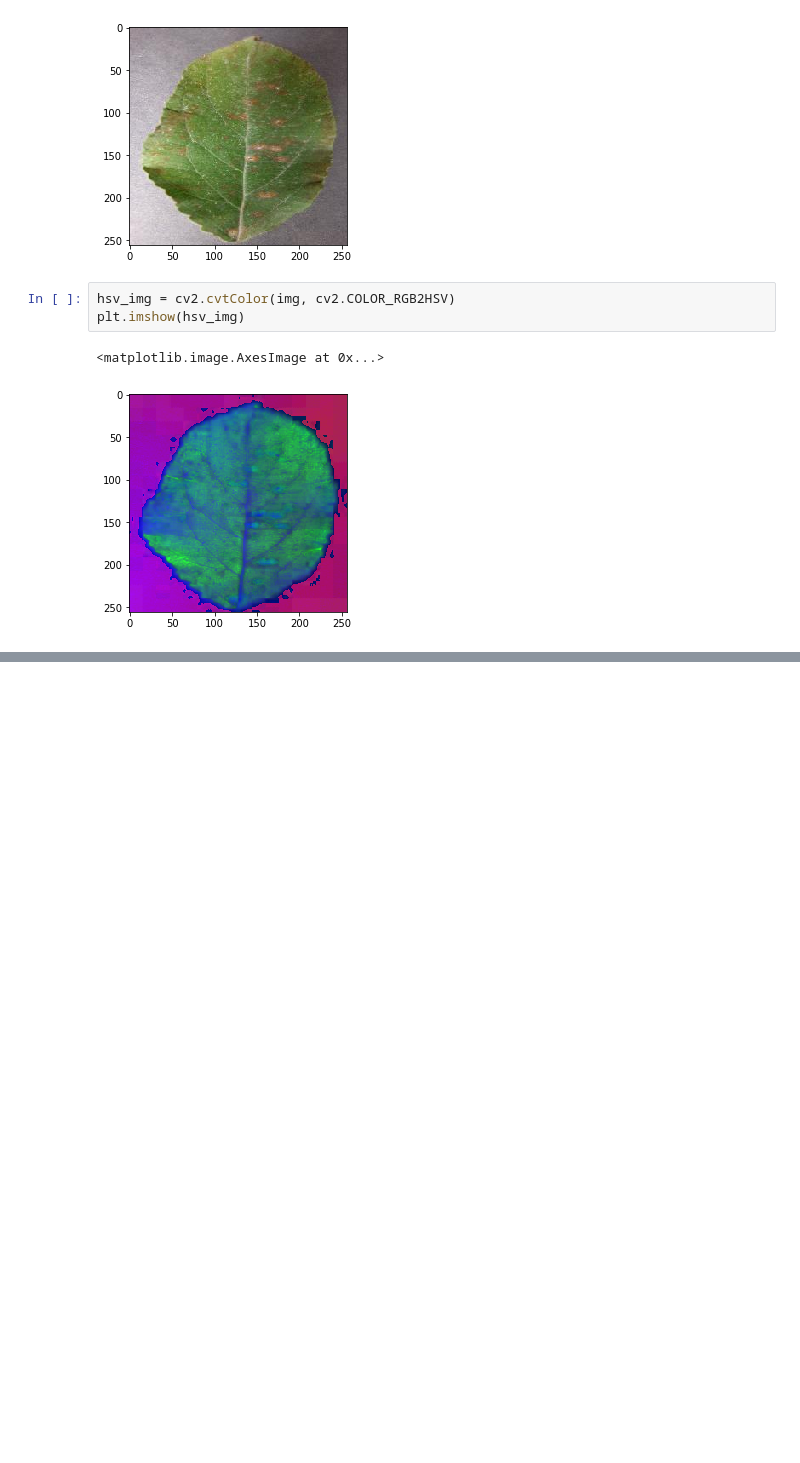
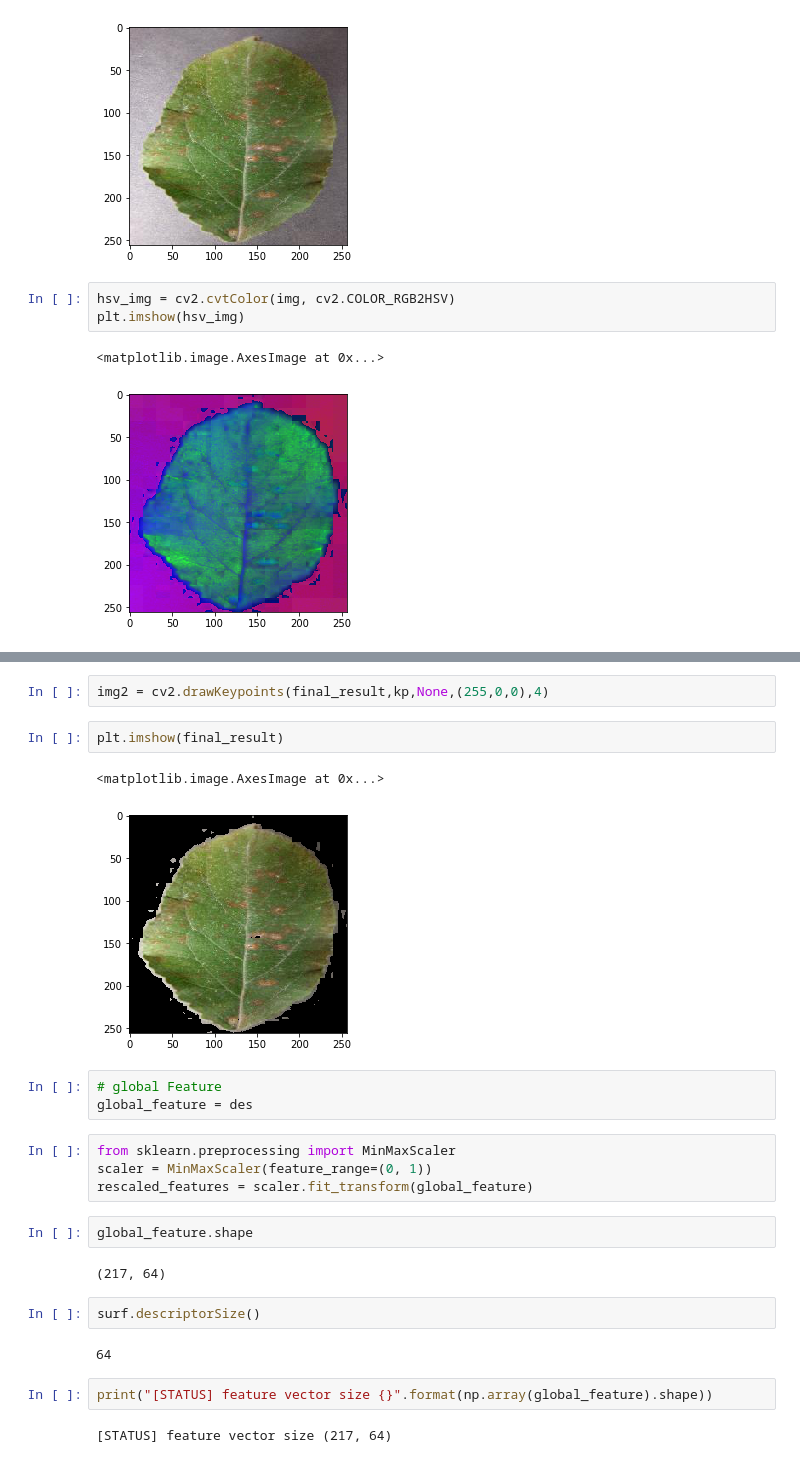
Before and after one commit to mehra-deepak/Plant-Disease-Detection, a Jupyter notebook: testing.ipynb, the cells around one changed output, grey strips where cells are left out. Drawn from its saved outputs; the diff is of its cells as text; blank space fills up the shorter version.

```diff
--- a/testing.ipynb
+++ b/testing.ipynb
@@ -62,0 +94,26 @@ plt.show()
+# %%
+img2 = cv2.drawKeypoints(final_result,kp,None,(255,0,0),4)
+# %%
+plt.imshow(final_result)
+# %% [output]
+<matplotlib.image.AxesImage at 0x...>
+[figure, added]
+# %%
+# global Feature
+global_feature = des
+# %%
+from sklearn.preprocessing import MinMaxScaler
+scaler = MinMaxScaler(feature_range=(0, 1))
+rescaled_features = scaler.fit_transform(global_feature)
+# %%
+global_feature.shape
+# %% [output]
+(217, 64)
+# %%
+surf.descriptorSize()
+# %% [output]
+64
+# %%
+print("[STATUS] feature vector size {}".format(np.array(global_feature).shape))
+# %% [output]
+[STATUS] feature vector size (217, 64)
```
Also changed, not shown: parts of 7 cells of this notebook, 1 other file.
